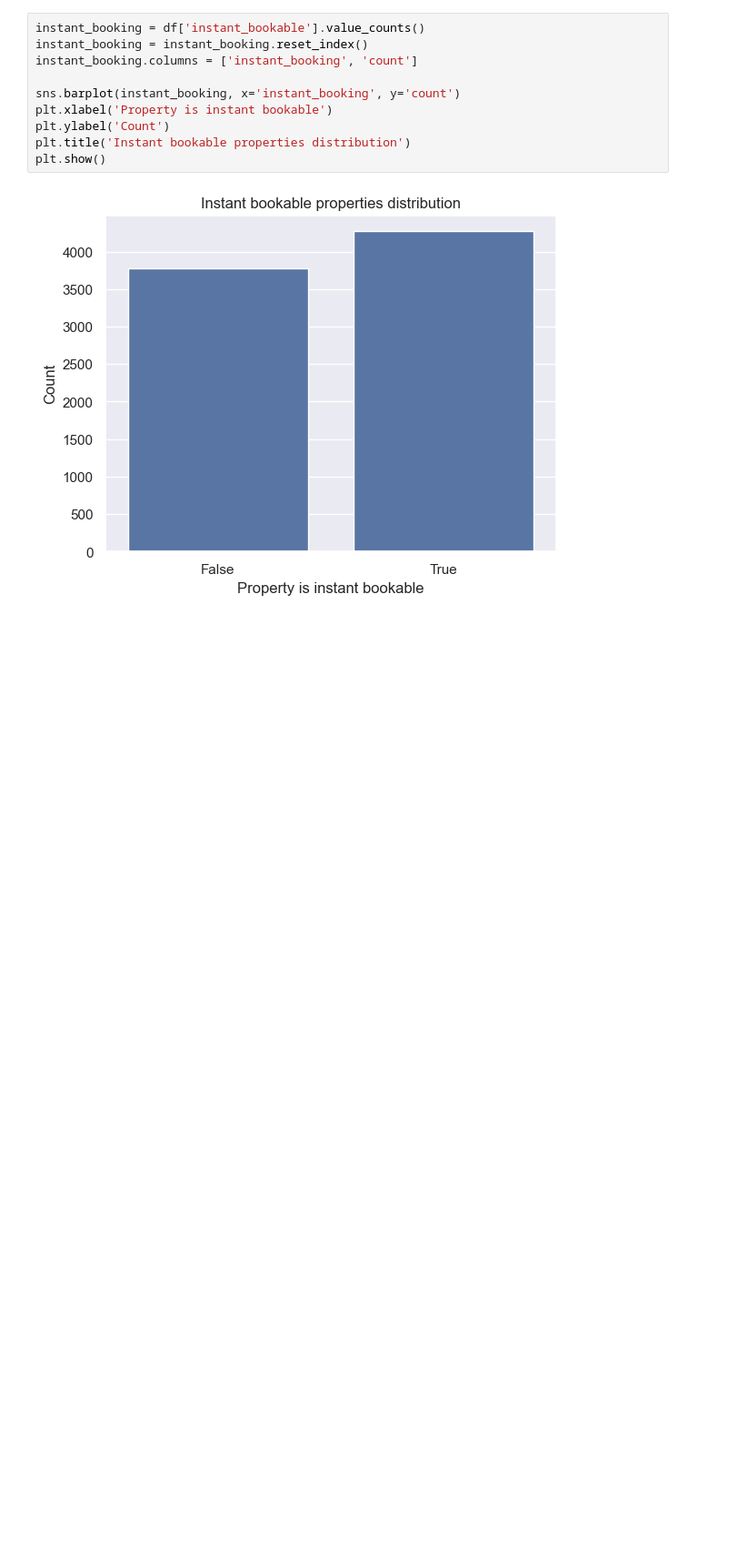
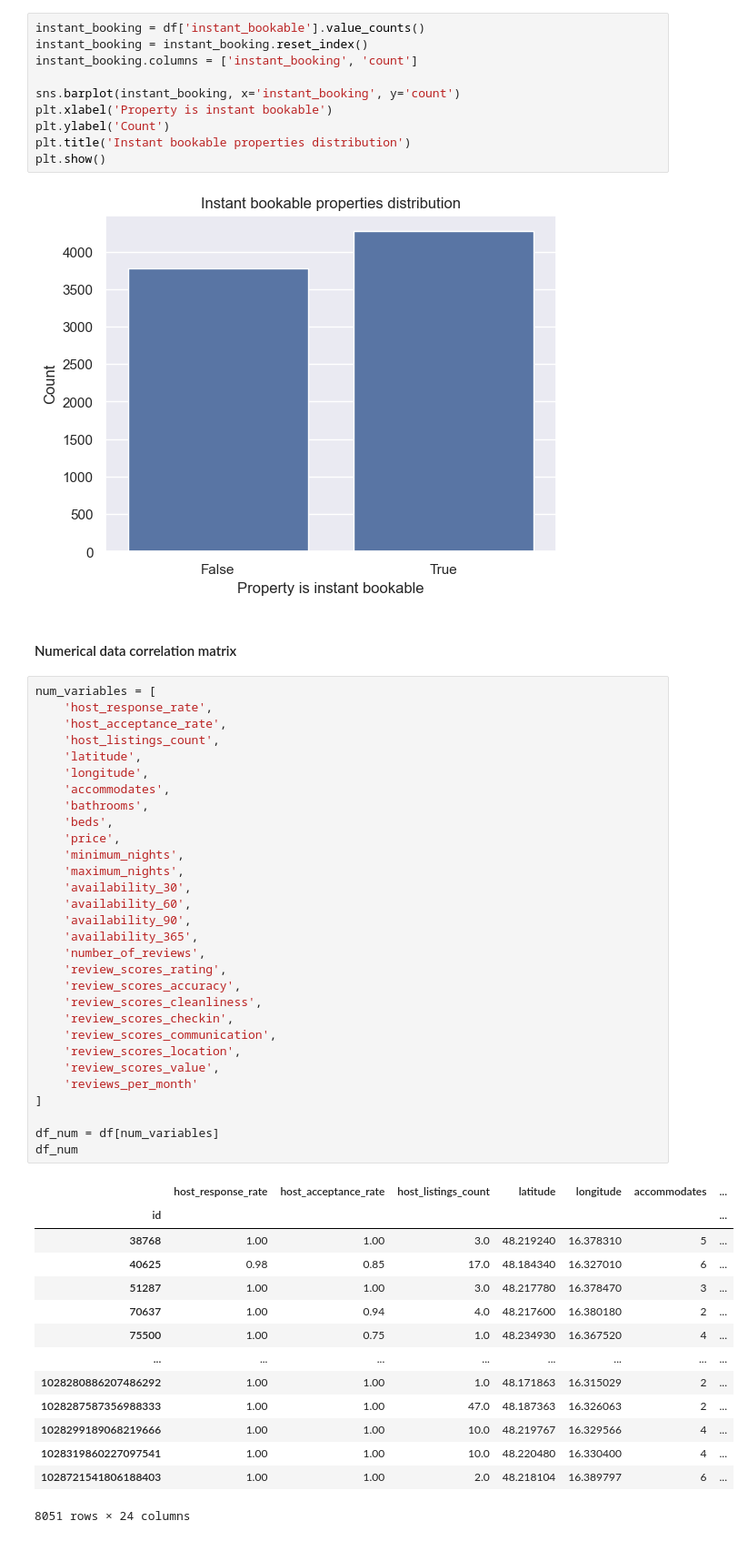
Before and after one commit to Beacon6/airbnb-vienna, a Jupyter notebook: vienna.ipynb, the cells around one changed output. Shown: that part at 91% size. Saved outputs shown, nothing was run; the diff lists cells and outputs as text; blank space fills up the shorter version.

```diff
--- a/vienna.ipynb
+++ b/vienna.ipynb
@@ -383,3 +385,50 @@ plt.title('Instant bookable properties distribution')
 plt.show()
 # %% [output]
 [figure]
+# %% [markdown]
+#### Numerical data correlation matrix
+# %%
+num_variables = [
+    'host_response_rate',
+    'host_acceptance_rate',
+    'host_listings_count',
+    'latitude',
+    'longitude',
+    'accommodates',
+    'bathrooms',
+    'beds',
+    'price',
+    'minimum_nights',
+    'maximum_nights',
+    'availability_30',
+    'availability_60',
+    'availability_90',
+    'availability_365',
+    'number_of_reviews',
+    'review_scores_rating',
+    'review_scores_accuracy',
+    'review_scores_cleanliness',
+    'review_scores_checkin',
+    'review_scores_communication',
+    'review_scores_location',
+    'review_scores_value',
+    'reviews_per_month'
+]
+
+df_num = df[num_variables]
+df_num
+# %% [output]
+|  | host_response_rate | host_acceptance_rate | host_listings_count | latitude | longitude | accommodates | ... |
+| id |  |  |  |  |  |  | ... |
+| 38768 | 1.00 | 1.00 | 3.0 | 48.219240 | 16.378310 | 5 | ... |
+| 40625 | 0.98 | 0.85 | 17.0 | 48.184340 | 16.327010 | 6 | ... |
+| 51287 | 1.00 | 1.00 | 3.0 | 48.217780 | 16.378470 | 3 | ... |
+| 70637 | 1.00 | 0.94 | 4.0 | 48.217600 | 16.380180 | 2 | ... |
+| 75500 | 1.00 | 0.75 | 1.0 | 48.234930 | 16.367520 | 4 | ... |
+| ... | ... | ... | ... | ... | ... | ... | ... |
+| 1028280886207486292 | 1.00 | 1.00 | 1.0 | 48.171863 | 16.315029 | 2 | ... |
+| 1028287587356988333 | 1.00 | 1.00 | 47.0 | 48.187363 | 16.326063 | 2 | ... |
+| 1028299189068219666 | 1.00 | 1.00 | 10.0 | 48.219767 | 16.329566 | 4 | ... |
+| 1028319860227097541 | 1.00 | 1.00 | 10.0 | 48.220480 | 16.330400 | 4 | ... |
+| 1028721541806188403 | 1.00 | 1.00 | 2.0 | 48.218104 | 16.389797 | 6 | ... |
+8051 rows × 24 columns
```
Also changed, not shown: parts of 4 cells of this notebook.
